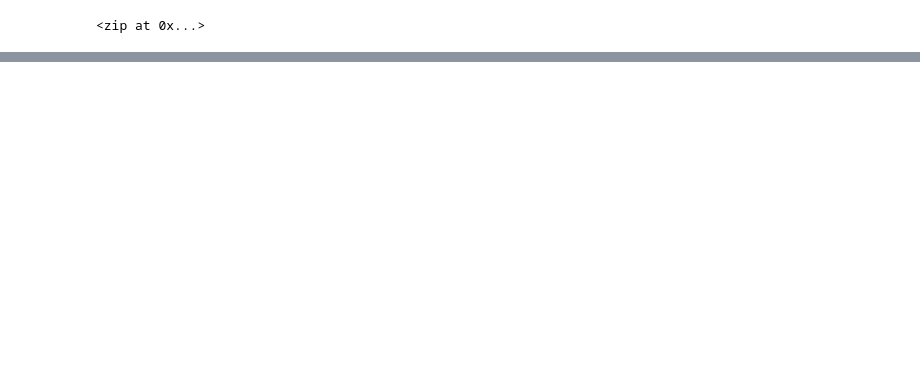
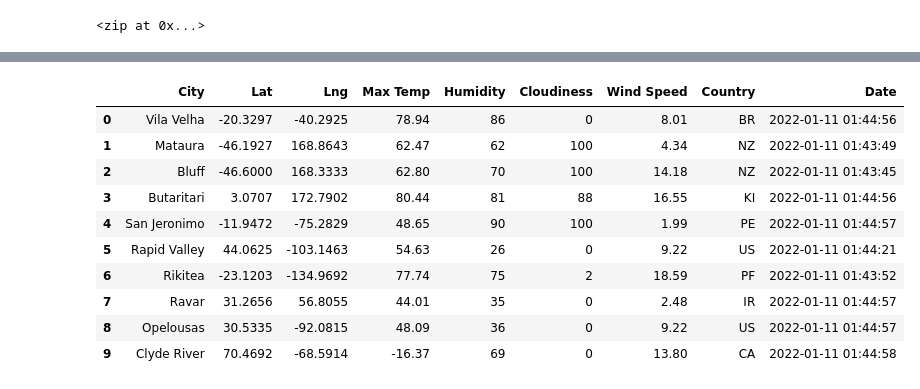
Before and after one commit to tsantee/World_Weather_Analysis, a Jupyter notebook: WeatherPy.ipynb, the cells around one changed output, grey strips where cells are left out. Saved outputs shown, nothing was run; the diff lists cells and outputs as text; code cells hidden in the pictures; blank space fills up the shorter version.

```diff
--- a/WeatherPy.ipynb
+++ b/WeatherPy.ipynb
@@ -30,0 +134,17 @@ NameError: name 'citipy' is not defined
+# %%
+# Convert the array of dictionaries to a Pandas DataFrame.
+city_data_df = pd.DataFrame(city_data)
+
+city_data_df.head(10)
+# %% [output]
+|  | City | Lat | Lng | Max Temp | Humidity | Cloudiness | Wind Speed | Country | Date |
+| 0 | Vila Velha | -20.3297 | -40.2925 | 78.94 | 86 | 0 | 8.01 | BR | 2022-01-11 01:44:56 |
+| 1 | Mataura | -46.1927 | 168.8643 | 62.47 | 62 | 100 | 4.34 | NZ | 2022-01-11 01:43:49 |
+| 2 | Bluff | -46.6000 | 168.3333 | 62.80 | 70 | 100 | 14.18 | NZ | 2022-01-11 01:43:45 |
+| 3 | Butaritari | 3.0707 | 172.7902 | 80.44 | 81 | 88 | 16.55 | KI | 2022-01-11 01:44:56 |
+| 4 | San Jeronimo | -11.9472 | -75.2829 | 48.65 | 90 | 100 | 1.99 | PE | 2022-01-11 01:44:57 |
+| 5 | Rapid Valley | 44.0625 | -103.1463 | 54.63 | 26 | 0 | 9.22 | US | 2022-01-11 01:44:21 |
+| 6 | Rikitea | -23.1203 | -134.9692 | 77.74 | 75 | 2 | 18.59 | PF | 2022-01-11 01:43:52 |
+| 7 | Ravar | 31.2656 | 56.8055 | 44.01 | 35 | 0 | 2.48 | IR | 2022-01-11 01:44:57 |
+| 8 | Opelousas | 30.5335 | -92.0815 | 48.09 | 36 | 0 | 9.22 | US | 2022-01-11 01:44:57 |
+| 9 | Clyde River | 70.4692 | -68.5914 | -16.37 | 69 | 0 | 13.80 | CA | 2022-01-11 01:44:58 |
```
Also changed, not shown: parts of 11 cells of this notebook.
